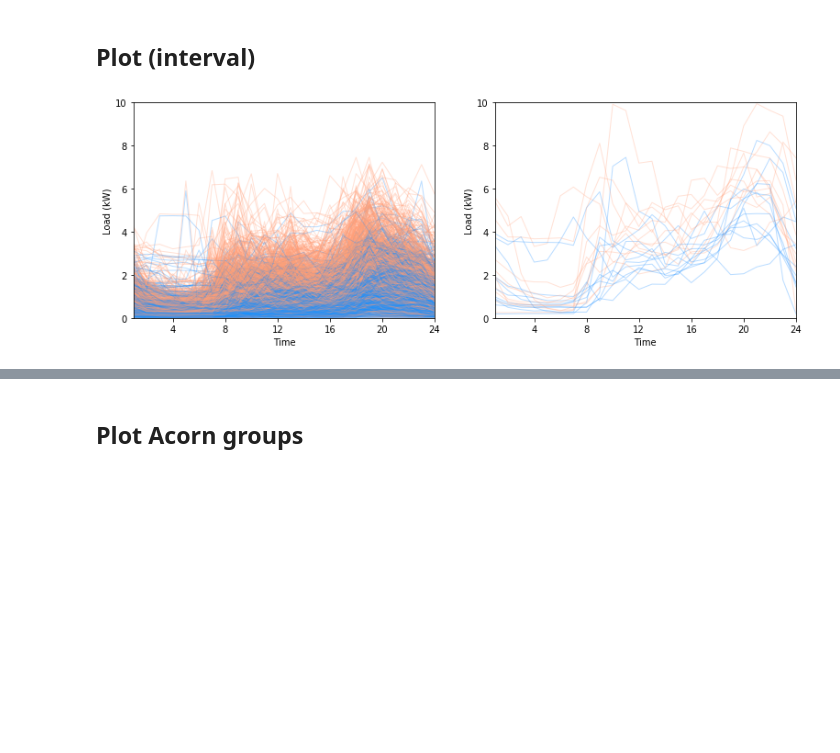
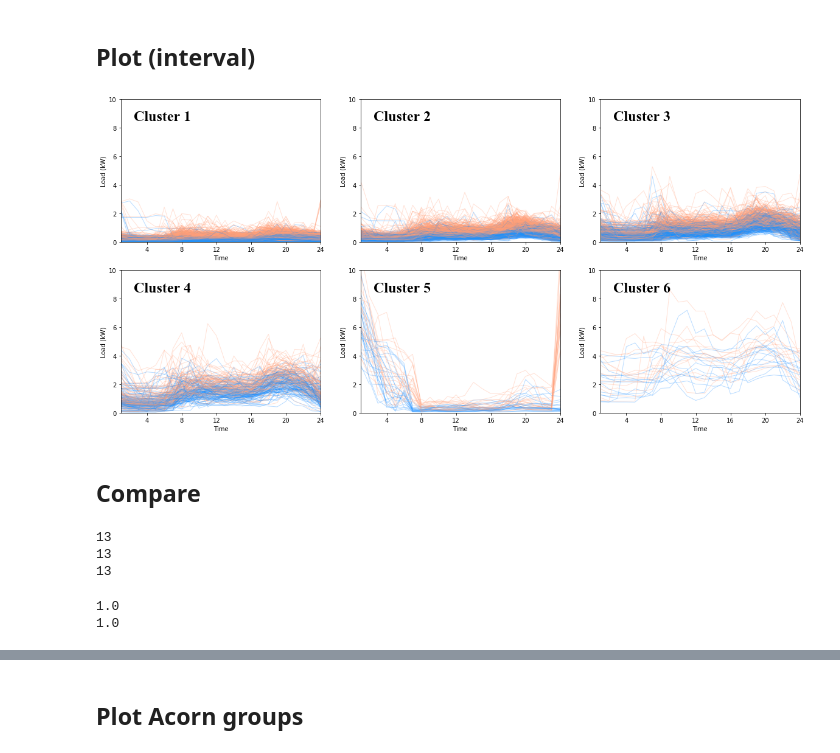
Before and after one commit to kaishxu/ProbabilisticLoadForecasting, a Jupyter notebook: plot/plot_clustering.ipynb, the cells around one changed output, grey strips where cells are left out. Drawn from its saved outputs; the diff is of its cells as text; code cells hidden in the pictures; blank space fills up the shorter version.

```diff
--- a/plot/plot_clustering.ipynb
+++ b/plot/plot_clustering.ipynb
@@ -50,34 +66,68 @@ for k in range(num_clusters):
 # %% [markdown]
 ## Plot (interval)
 # %%
-data_set = 'Irish_2010'
-method = 'hierarchical/euclidean'
-# method = 'kmeans'
-num_clusters = 2
+data_set = 'London_2013'
+# method = 'hierarchical/cityblock'
+method = 'kmeans'
+num_clusters = 6
 month = 2
 
+id_list = [[],[],[],[],[],[]]
 
 attr = pd.read_csv('../data/' + data_set + '_attr_final.csv')
 labels = pd.read_csv('../result/' + data_set + '/clustering/interval/' + method + '/n_clusters_' + str(num_clusters) + '.csv', header=None)
 
+# clusters = [1,5,4,0,3,2]
+clusters = [3,0,5,2,4,1]
+l = 0
 
 # Plot
 plt.figure(figsize=(20,25))
-for k in range(num_clusters):
-    plt.subplot(5, 3, k+1)
+# for k in range(num_clusters):
+for k in clusters:
+    l = l + 1
+    plt.subplot(5, 3, l)
     for i in range(len(attr)):
         id = attr['ID'][i]
         df = pd.read_csv('../data/' + data_set + '_profiles_interval/' + str(id) + '.csv', header=None).values
         if labels[month-1][i] == k:
+            id_list[l-1].append(id)
             plt.plot(list(range(1, 25)), df[month*2-2], alpha=0.3, color='dodgerblue', linewidth=1)
             plt.plot(list(range(1, 25)), df[month*2-1], alpha=0.3, color='lightsalmon', linewidth=1)
 
     # Plot Parameters
     plt.xlabel('Time')
     plt.ylabel('Load (kW)')
     new_ticks = np.floor(np.linspace(0, 24, 7))
     plt.xticks(new_ticks)
     plt.xlim(1, 24)
     plt.ylim(0, 10)
+    text = 'Cluster %d' %(l)
+    plt.text(2.5, 8.5, text, fontdict={'size': 24, 'family': 'Times New Roman', 'color': 'black'})
+
+interval_id_list = id_list.copy()
+plt.savefig('interval_' + data_set + '_' + method.replace('/', '_') + '_' + str(num_clusters) + '_' + str(month) + '.svg', bbox_inches='tight', pad_inches=0)
 # %% [output]
-[figure, old version]
+[figure, new version]
+# %% [markdown]
+## Compare
+# %%
+c = 5
+point = np.array(point_id_list[c])
+interval = np.array(interval_id_list[c])
+both = np.intersect1d(point, interval)
+print(len(point))
+print(len(interval))
+print(len(both))
+# %% [output]
+13
+13
+13
+# %%
+point_percent = len(both) / len(point)
+print(point_percent)
+interval_percent = len(both) / len(interval)
+print(interval_percent)
+# %% [output]
+1.0
+1.0
```
Also changed, not shown: parts of 8 cells of this notebook, 19 other files.
